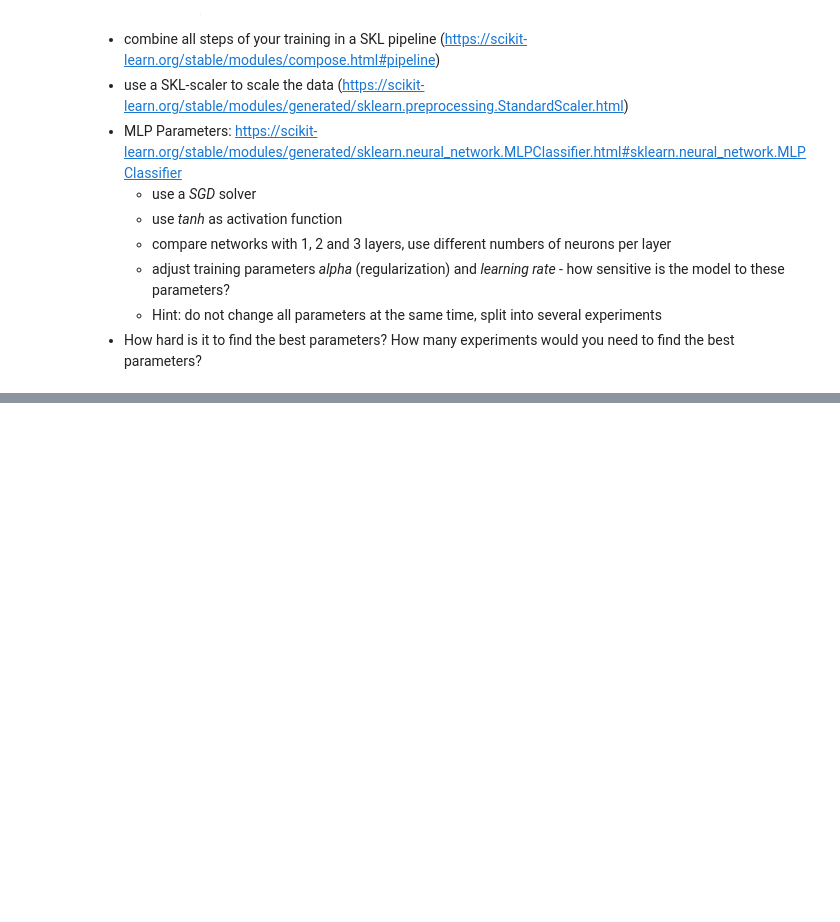
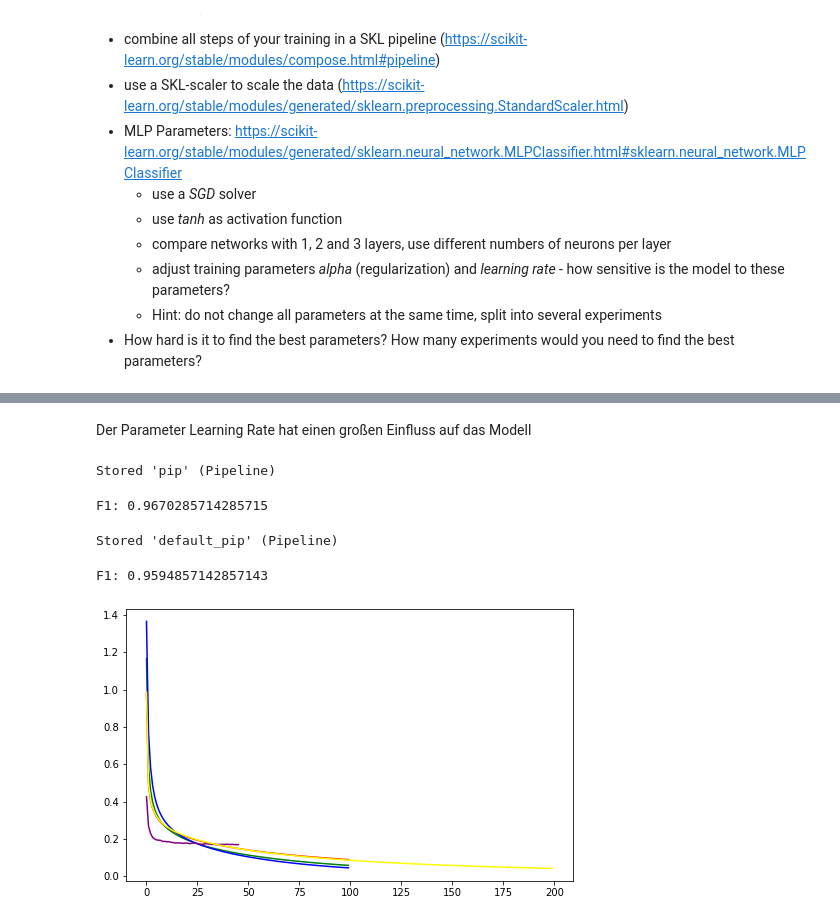
Before and after one commit to trenklem/DataScience21, a Jupyter notebook: Block_6/Assignments/6_a_Non-Linear_Classification.ipynb, the cells around one changed output, grey strips where cells are left out. Saved outputs shown, nothing was run; the diff lists cells and outputs as text; code cells hidden in the pictures; blank space fills up the shorter version.

```diff
--- a/Block_6/Assignments/6_a_Non-Linear_Classification.ipynb
+++ b/Block_6/Assignments/6_a_Non-Linear_Classification.ipynb
@@ -39,0 +175,8 @@ Split the MNIST data into  train- and test-sets and then train and evaluate a si
+# %%
+from sklearn.model_selection import GridSearchCV
+
+parameters = {'mlpclassifier__learning_rate_init':[0.00001, 0.0001, 0.001, 0.01, 0.1, 0.2, 0.3, 0.4 , 0.5]}
+pip_lr_opti = make_pipeline(StandardScaler(), MLPClassifier(random_state=1, solver='sgd', activation='tanh', max_iter=100))
+clf_lr_opti = GridSearchCV(pip_alpha_opti, parameters, n_jobs= 6)
+clf_lr_opti.fit(X_train, y_train)
+%store clf_lr_opti
@@ -39,0 +209,51 @@ Split the MNIST data into  train- and test-sets and then train and evaluate a si
+# %% [markdown]
+Der Parameter Learning Rate hat einen großen Einfluss auf das Modell
+# %%
+%store -r clf_alpha_opti
+%store -r clf_lr_opti
+pip = make_pipeline(StandardScaler(), MLPClassifier(random_state=1, solver='sgd', activation='tanh', max_iter=100,
+                                                    alpha=clf_alpha_opti.best_params_.get('mlpclassifier__alpha'),
+                                                    learning_rate_init=clf_lr_opti.best_params_.get('mlpclassifier__learning_rate_init')))
+pip.fit(X_train, y_train)
+%store pip
+# %% [output]
+Stored 'pip' (Pipeline)
+# %%
+%store -r pip
+pred = pip.predict(X_test)
+print(f'F1: {f1_score(y_test, pred, average="micro")}')
+# %% [output]
+F1: 0.9670285714285715
+# %%
+default_pip = make_pipeline(StandardScaler(), MLPClassifier(random_state=1, solver='sgd', activation='tanh'))
+default_pip.fit(X_train, y_train)
+%store default_pip
+# %% [output]
+Stored 'default_pip' (Pipeline)
+# %%
+%store -r default_pip
+default_pred = default_pip.predict(X_test)
+print(f'F1: {f1_score(y_test, default_pred, average="micro")}')
+# %% [output]
+F1: 0.9594857142857143
+# %%
+%store -r pip_1_layer
+%store -r pip_2_layer
+%store -r pip_3_layer
+%store -r pip
+%store -r default_pip
+import matplotlib.pyplot as plt
+plt.figure(num = 3, figsize=(8, 5))
+x1 = range(0, len(pip_1_layer[1].loss_curve_))
+x2 = range(0, len(pip_2_layer[1].loss_curve_))
+x3 = range(0, len(pip_3_layer[1].loss_curve_))
+x4 = range(0, len(pip[1].loss_curve_))
+x5 = range(0, len(default_pip[1].loss_curve_))
+plt.plot(x1, pip_1_layer[1].loss_curve_, color='red')
+plt.plot(x2, pip_2_layer[1].loss_curve_, color='green')
+plt.plot(x3, pip_3_layer[1].loss_curve_, color='blue')
+plt.plot(x4, pip[1].loss_curve_, color='purple')
+plt.plot(x5, default_pip[1].loss_curve_, color='yellow')
+plt.show()
+# %% [output]
+[figure, added]
```
Also changed, not shown: parts of 23 cells of this notebook, 1 other file.
